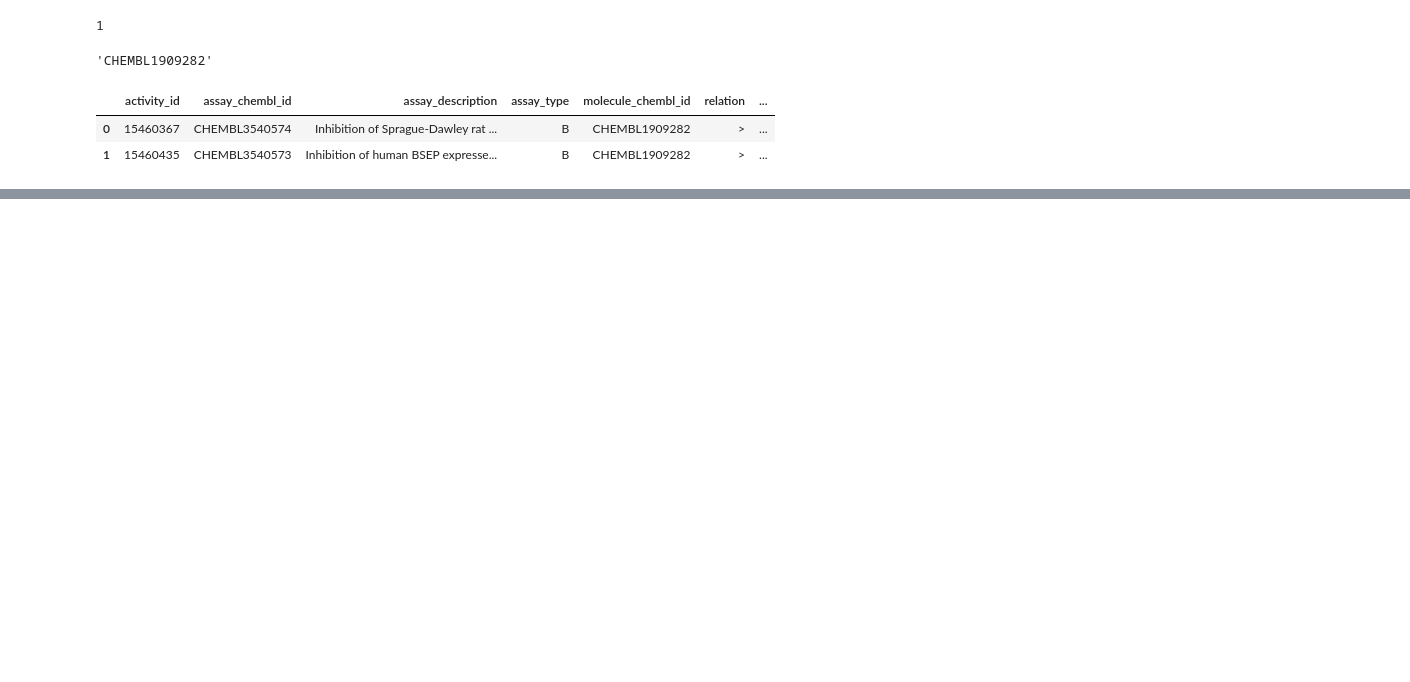
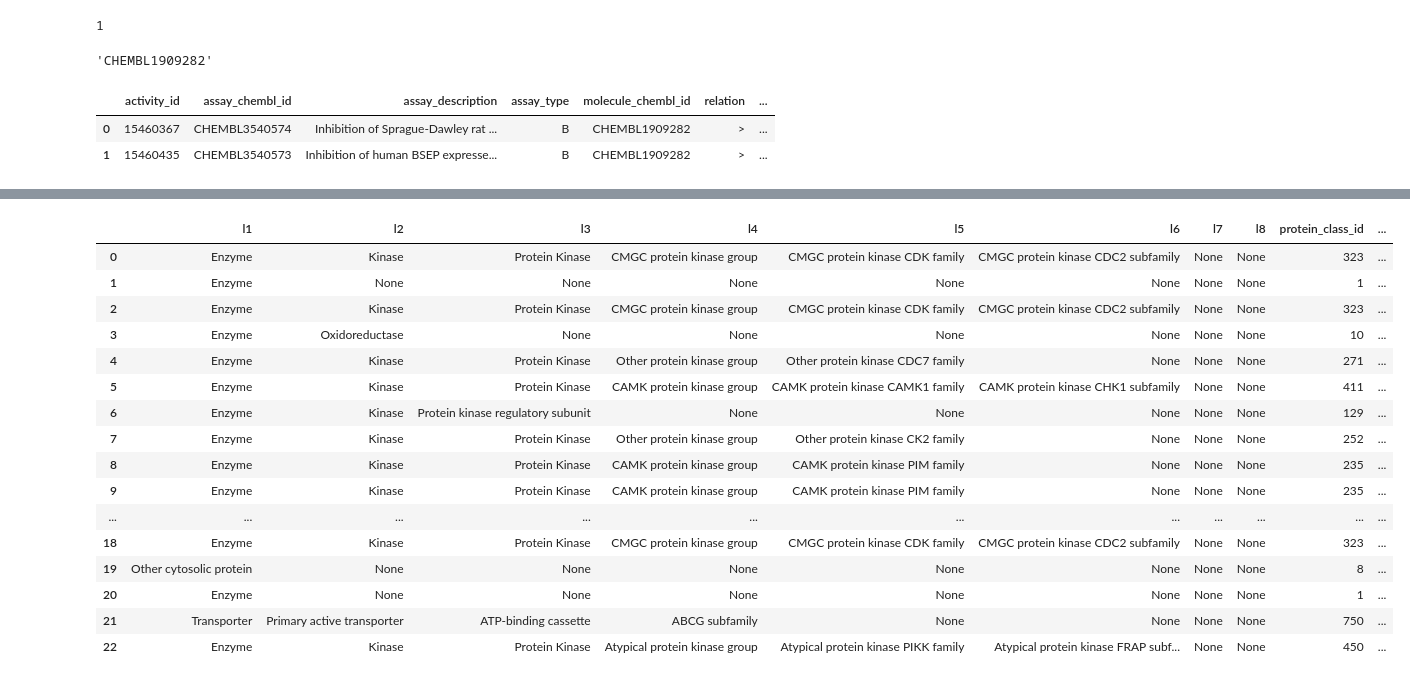
Before and after one commit to volkamerlab/KinaseFocusedFragmentLibrary, a Jupyter notebook: kinase_focused_fragment_library/analysis/ligand_analysis/chembl_molecule_details.ipynb, the cells around one changed output, grey strips where cells are left out. Drawn from its saved outputs; the diff is of its cells as text; code cells hidden in the pictures; blank space fills up the shorter version.

```diff
--- a/kinase_focused_fragment_library/analysis/ligand_analysis/chembl_molecule_details.ipynb
+++ b/kinase_focused_fragment_library/analysis/ligand_analysis/chembl_molecule_details.ipynb
@@ -144,2 +150,2 @@ bioact_df = bioact_df.astype({'value': 'float'})
 # %%
-bioact_df = bioact_df[bioact_df.value >= 500]
+bioact_df_active = bioact_df[bioact_df.value <= activity_threshold].copy()  # try out with 500, 50, 5
@@ -214,0 +275,3 @@ act
+# %%
+target_chembl_ids = list(bioact_df_active.target_chembl_id.unique())
+target_chembl_ids
@@ -214,0 +346,56 @@ act
+# %%
+def get_protein_target_classifications(target_chembl_ids):
+    """
+    Get protein target classifications for a list of target ChEMBL IDs (in the form of a DataFrame).
+    """
+
+    results = []
+
+    for target_chembl_id in target_chembl_ids:
+        #print(target_chembl_id)
+
+        # Go to `target` endpoint and extract `component_id`
+        component_ids = extract_component_id_from_target(target_chembl_id)
+
+        for component_id in component_ids:
+            #print(component_id)
+
+            # Go to `target_components` endpoint and extract `protein_classification_id`
+            protein_classification_ids = extract_protein_classification_id_from_target_components(component_id)
+
+            for protein_classification_id in protein_classification_ids:
+                #print(protein_classification_id)
+
+                # Go to `protein_class` endpoint and extract protein target classification.
+                protein_target_classification = get_protein_target_classification_from_protein_class(protein_classification_id)
+
+                # Add ID details
+                protein_target_classification['target_chembl_id'] = target_chembl_id
+                protein_target_classification['component_id'] = component_id
+                protein_target_classification['protein_classification_id'] = protein_classification_id
+
+                results.append(protein_target_classification)
+
+    return pd.DataFrame(results)
+# %%
+protein_target_classifications = get_protein_target_classifications(target_chembl_ids)
+# %%
+protein_target_classifications
+# %% [output]
+|  | l1 | l2 | l3 | l4 | l5 | l6 | l7 | l8 | protein_class_id | ... |
+| 0 | Enzyme | Kinase | Protein Kinase | CMGC protein kinase group | CMGC protein kinase CDK family | CMGC protein kinase CDC2 subfamily | None | None | 323 | ... |
+| 1 | Enzyme | None | None | None | None | None | None | None | 1 | ... |
+| 2 | Enzyme | Kinase | Protein Kinase | CMGC protein kinase group | CMGC protein kinase CDK family | CMGC protein kinase CDC2 subfamily | None | None | 323 | ... |
+| 3 | Enzyme | Oxidoreductase | None | None | None | None | None | None | 10 | ... |
+| 4 | Enzyme | Kinase | Protein Kinase | Other protein kinase group | Other protein kinase CDC7 family | None | None | None | 271 | ... |
+| 5 | Enzyme | Kinase | Protein Kinase | CAMK protein kinase group | CAMK protein kinase CAMK1 family | CAMK protein kinase CHK1 subfamily | None | None | 411 | ... |
+| 6 | Enzyme | Kinase | Protein kinase regulatory subunit | None | None | None | None | None | 129 | ... |
+| 7 | Enzyme | Kinase | Protein Kinase | Other protein kinase group | Other protein kinase CK2 family | None | None | None | 252 | ... |
+| 8 | Enzyme | Kinase | Protein Kinase | CAMK protein kinase group | CAMK protein kinase PIM family | None | None | None | 235 | ... |
+| 9 | Enzyme | Kinase | Protein Kinase | CAMK protein kinase group | CAMK protein kinase PIM family | None | None | None | 235 | ... |
+| ... | ... | ... | ... | ... | ... | ... | ... | ... | ... | ... |
+| 18 | Enzyme | Kinase | Protein Kinase | CMGC protein kinase group | CMGC protein kinase CDK family | CMGC protein kinase CDC2 subfamily | None | None | 323 | ... |
+| 19 | Other cytosolic protein | None | None | None | None | None | None | None | 8 | ... |
+| 20 | Enzyme | None | None | None | None | None | None | None | 1 | ... |
+| 21 | Transporter | Primary active transporter | ATP-binding cassette | ABCG subfamily | None | None | None | None | 750 | ... |
+| 22 | Enzyme | Kinase | Protein Kinase | Atypical protein kinase group | Atypical protein kinase PIKK family | Atypical protein kinase FRAP subf... | None | None | 450 | ... |
```
Also changed, not shown: parts of 49 cells of this notebook.
